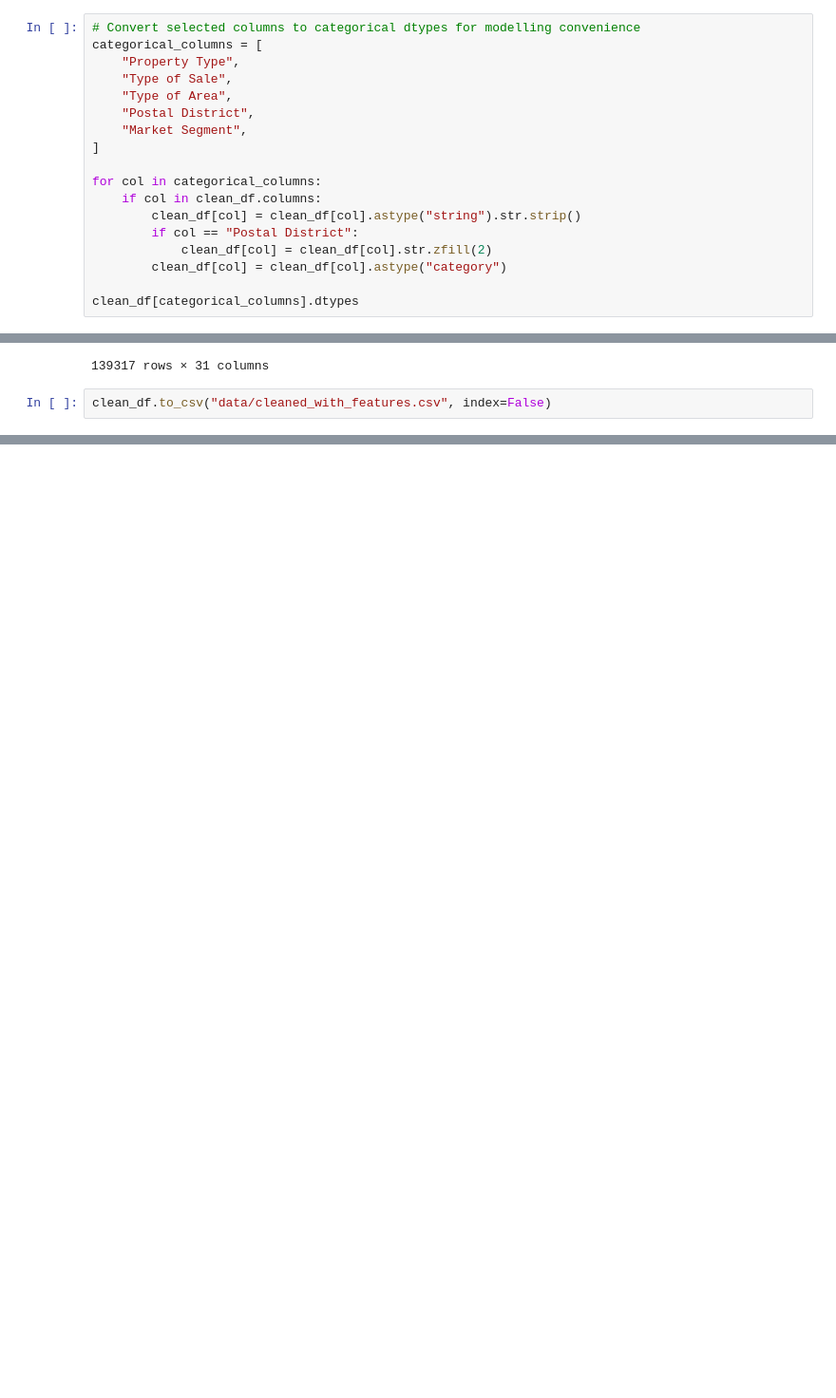
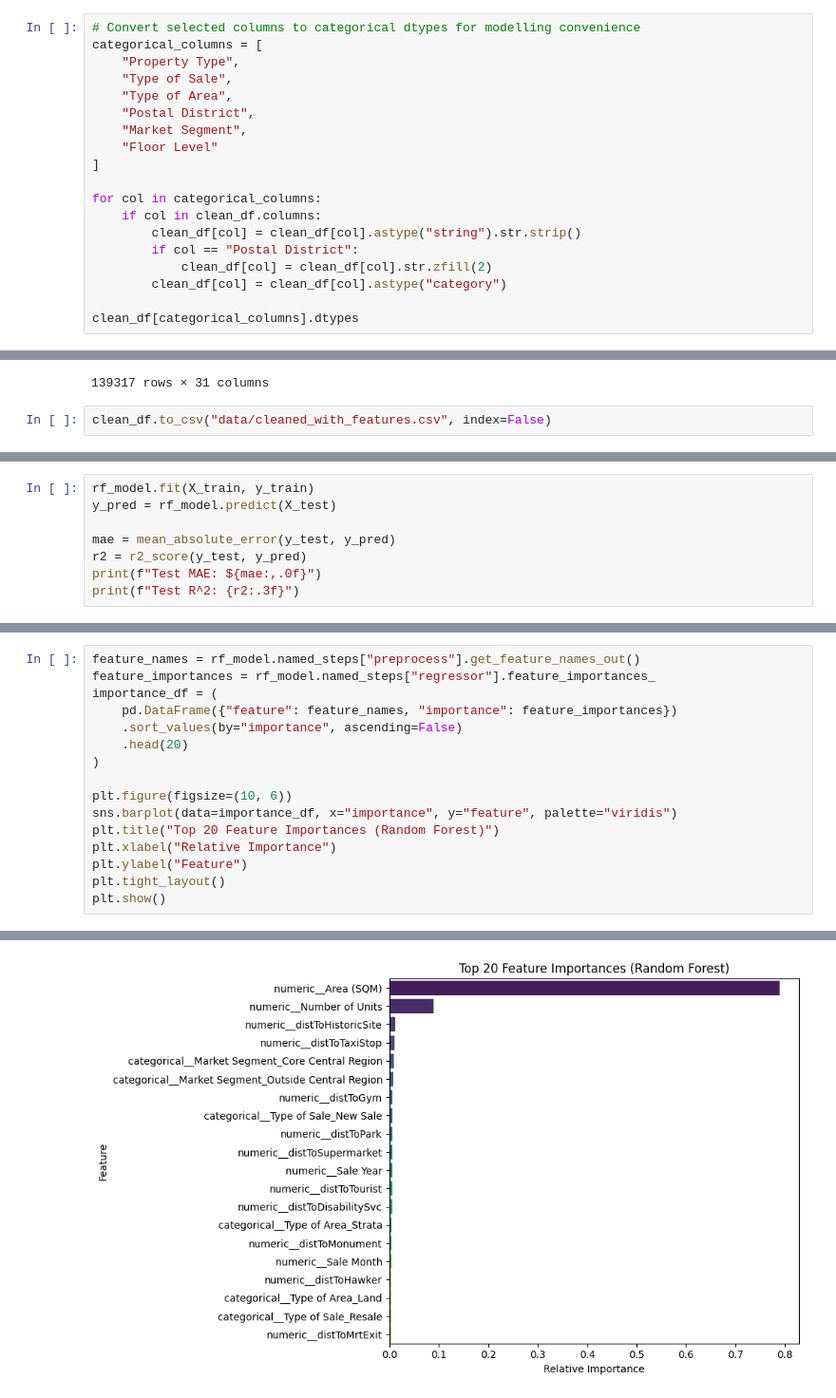
Before and after one commit to aatmiyasilwal/COMP3522-Singapore, a Jupyter notebook: ml.ipynb, the cells around one changed output, grey strips where cells are left out. Shown at 95% size. Cells and saved outputs as stored; diff of their text form; blank space fills up the shorter version.

Commit message:
some interesting model behaviour

```diff
--- a/ml.ipynb
+++ b/ml.ipynb
@@ -94,6 +94,7 @@ categorical_columns = [
     "Type of Area",
     "Postal District",
     "Market Segment",
+    "Floor Level"
 ]
 
 for col in categorical_columns:
@@ -247,0 +330,8 @@ clean_df.to_csv("data/cleaned_with_features.csv", index=False)
+# %%
+rf_model.fit(X_train, y_train)
+y_pred = rf_model.predict(X_test)
+
+mae = mean_absolute_error(y_test, y_pred)
+r2 = r2_score(y_test, y_pred)
+print(f"Test MAE: ${mae:,.0f}")
+print(f"Test R^2: {r2:.3f}")
@@ -247,0 +341,17 @@ clean_df.to_csv("data/cleaned_with_features.csv", index=False)
+# %%
+feature_names = rf_model.named_steps["preprocess"].get_feature_names_out()
+feature_importances = rf_model.named_steps["regressor"].feature_importances_
+importance_df = (
+    pd.DataFrame({"feature": feature_names, "importance": feature_importances})
+    .sort_values(by="importance", ascending=False)
+    .head(20)
+)
+
+plt.figure(figsize=(10, 6))
+sns.barplot(data=importance_df, x="importance", y="feature", palette="viridis")
+plt.title("Top 20 Feature Importances (Random Forest)")
+plt.xlabel("Relative Importance")
+plt.ylabel("Feature")
+plt.tight_layout()
+plt.show()
+# %% [output]
@@ -247,0 +361 @@ clean_df.to_csv("data/cleaned_with_features.csv", index=False)
+[figure, added]
```
Also changed, not shown: parts of 8 cells of this notebook.
